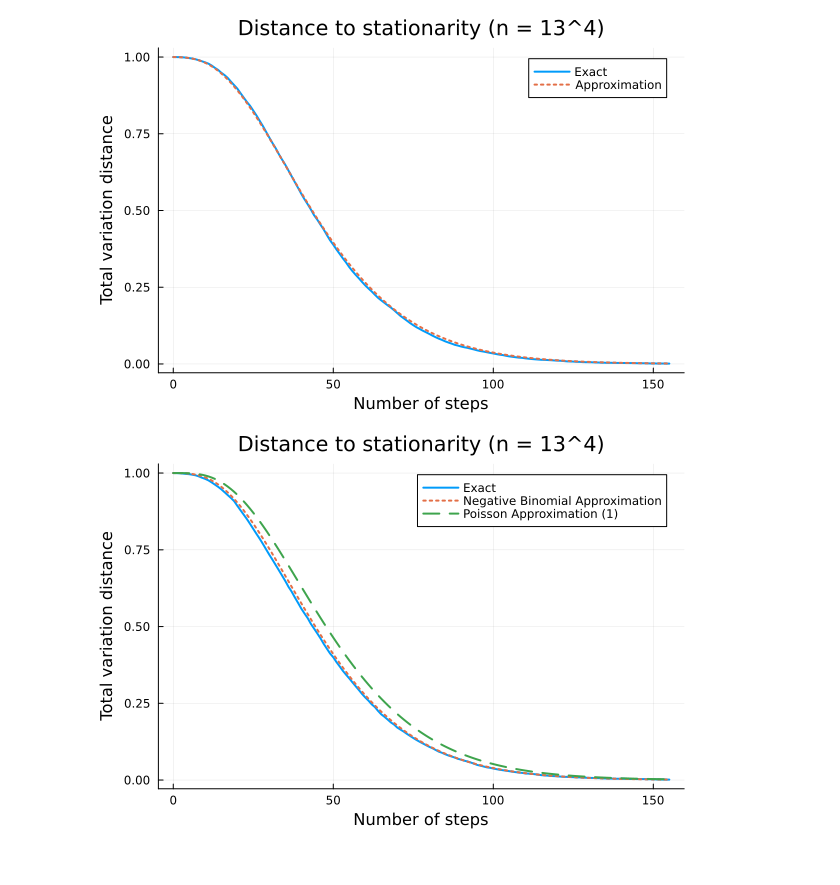
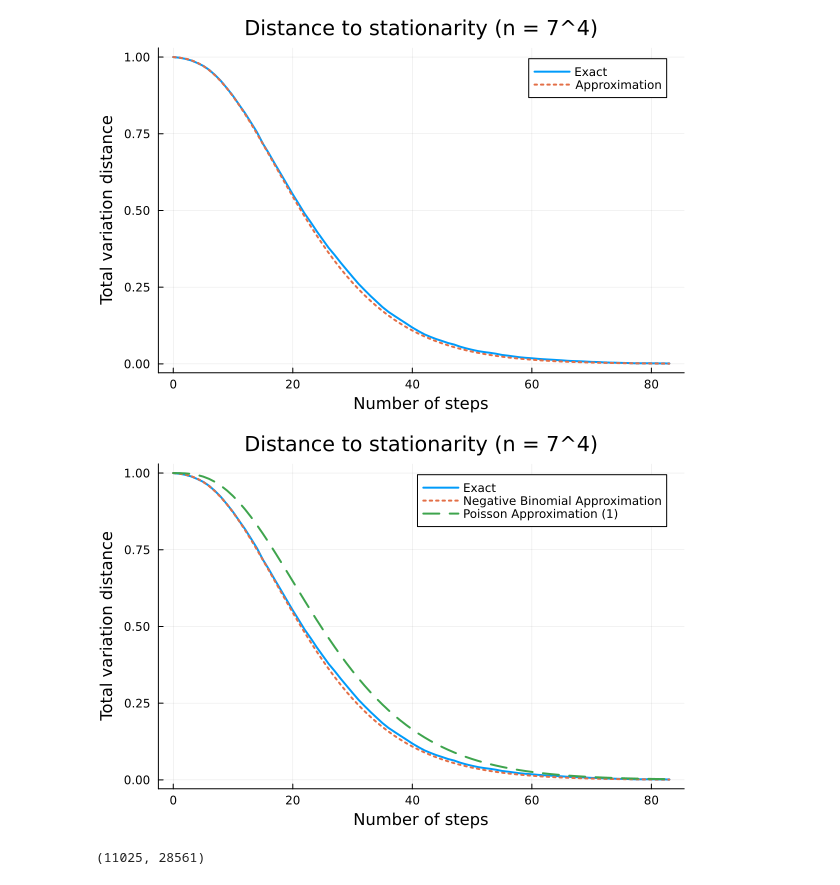
Before and after one commit to Michael-Howes/BurnsideProcess, a Jupyter notebook: Examples/necklaces_examples.ipynb, the cells around one changed output. Cells and saved outputs as stored; diff of their text form; code cells hidden in the pictures.

```diff
--- a/Examples/necklaces_examples.ipynb
+++ b/Examples/necklaces_examples.ipynb
@@ -2,7 +2,7 @@
 include("../necklaces.jl")
 using BenchmarkTools, Plots, ProgressMeter, Distributions
 # %%
-p = 13
+p = 7
 m = 4
 n = p^m
 reps = 3*p*m
@@ -28,34 +28,38 @@ plt = plot(ts, TV_dist, label="Exact", linewidth = 2)
 plot!(plt, ts, approx, label="Approximation",linewidth = 2, linestyle = :dot)
 xlabel!(plt, "Number of steps")
 ylabel!(plt, "Total variation distance")
-title!(plt, "Distance to stationarity (n = 13^4)")
-savefig(plt, "../Figures/necklaces_13_pow_4.pdf")
+title!(plt, "Distance to stationarity (n = 7^4)")
+savefig(plt, "../Figures/necklaces_7_pow_4.pdf")
 plt
 # %% [output]
-[figure, old version]
+[figure, new version]
 # %%
 TV_dist = (1 .- sum(samples .== 0, dims = 1)/n_samples)'
 ts = 0:(reps-1)
 approx1 = ones(reps)
 approx2 = ones(reps)
-for t in 1:(reps-1)
+for t in 2:(reps)
     nbin = NegativeBinomial(t, 1-1/p)
-    approx1[t+1] = cdf(nbin, m-1)
+    approx1[t] = cdf(nbin, m-1)
     pois = Poisson(t/p)
-    approx2[t+1] = cdf(pois, m-1)
+    approx2[t] = cdf(pois, m-1)
 end
 
 
 plt = plot(ts, TV_dist, label="Exact", linewidth = 2)
 plot!(plt, ts, approx1, label="Negative Binomial Approximation",linewidth = 2, linestyle = :dot)
 plot!(plt, ts, approx2, label="Poisson Approximation (1)",linewidth = 2, linestyle = :dash)
 xlabel!(plt, "Number of steps")
 ylabel!(plt, "Total variation distance")
-title!(plt, "Distance to stationarity (n = 13^4)")
+title!(plt, "Distance to stationarity (n = 7^4)")
 # savefig(plt, "../Figures/necklaces_approximations.pdf")
 plt
 # %% [output]
-[figure, old version]
+[figure, new version]
+# %%
+3^2 * 5^2 * 7^2, 13^4
+# %% [output]
+(11025, 28561)
 # %%
 n = 3^2 * 5^2 * 7^2
 reps = 50
```
Also changed, not shown: parts of 2 cells of this notebook, 5 other files.
